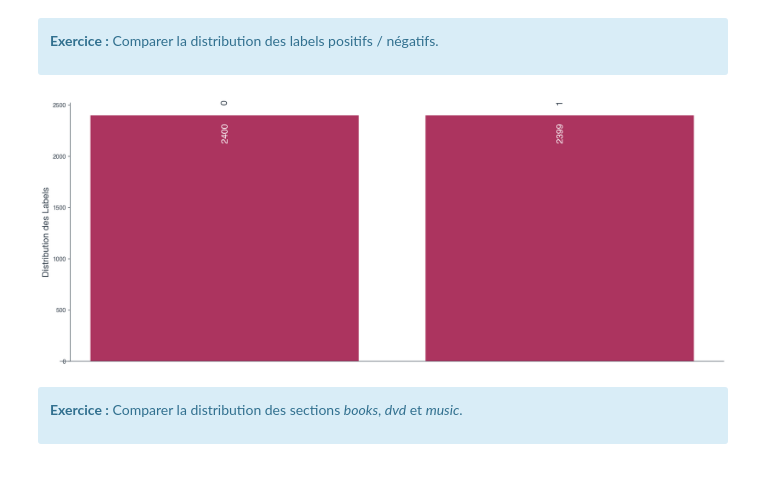
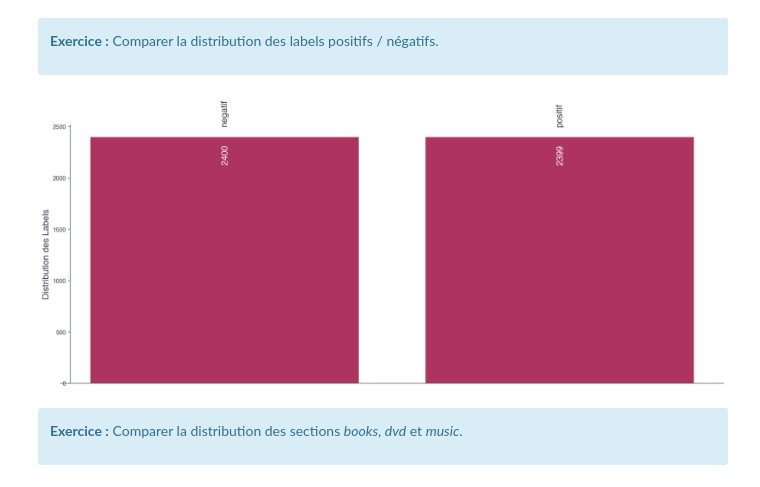
Before and after one commit to AntoineSimoulin/m2-data-sciences, a Jupyter notebook: TP1 - Apprentissage supervisé pour le NLP/Classification.ipynb, the cells around one changed output. Saved outputs shown, nothing was run; the diff lists cells and outputs as text; code cells hidden in the pictures.

```diff
--- a/TP1 - Apprentissage supervisé pour le NLP/Classification.ipynb
+++ b/TP1 - Apprentissage supervisé pour le NLP/Classification.ipynb
@@ -276,35 +276,35 @@ ax.set_xlabel('')
 ax.set_title('')
 
 # set axis
 plt.xticks([])
 
 # change the style of the axis spines
 ax.spines['top'].set_color('none')
 ax.spines['right'].set_color('none')
 
 # set the spines position
 ax.spines['left'].set_position(('axes', 0.015))
 # plt.yscale('log')
 
 # Add labels at the top of the bar
 for idx, f, w in zip(range(len(counts)), counts, unique):
 
-    label = "{}".format(labels[w])
+    label = "{}".format(class_names[w])
     plt.annotate(label,                      # this is the text
                  (idx, f),                   # this is the point to label
                  textcoords="offset points", # how to position the text
                  xytext=(0,20),              # distance from text to points (x,y)
                  ha='center',                # horizontal alignment can be left, right or center
                  rotation=90,
                  fontsize=15,
                  weight='bold')
 
     label = "{:.0f}".format(f)
     plt.annotate(label, (idx, f), textcoords="offset points",
                  xytext=(1, -40 - len(label)), ha='center',
                  rotation=90, fontsize=15,  weight='bold', color='white')
 # %% [output]
-[figure, old version]
+[figure, new version]
 # %% [markdown]
 <div class="alert alert-info" role="alert">
     <p><b>Exercice :</b> Comparer la distribution des sections <i>books</i>, <i>dvd</i> et <i>music</i>.</p>
```
Also changed, not shown: parts of 10 cells of this notebook.
